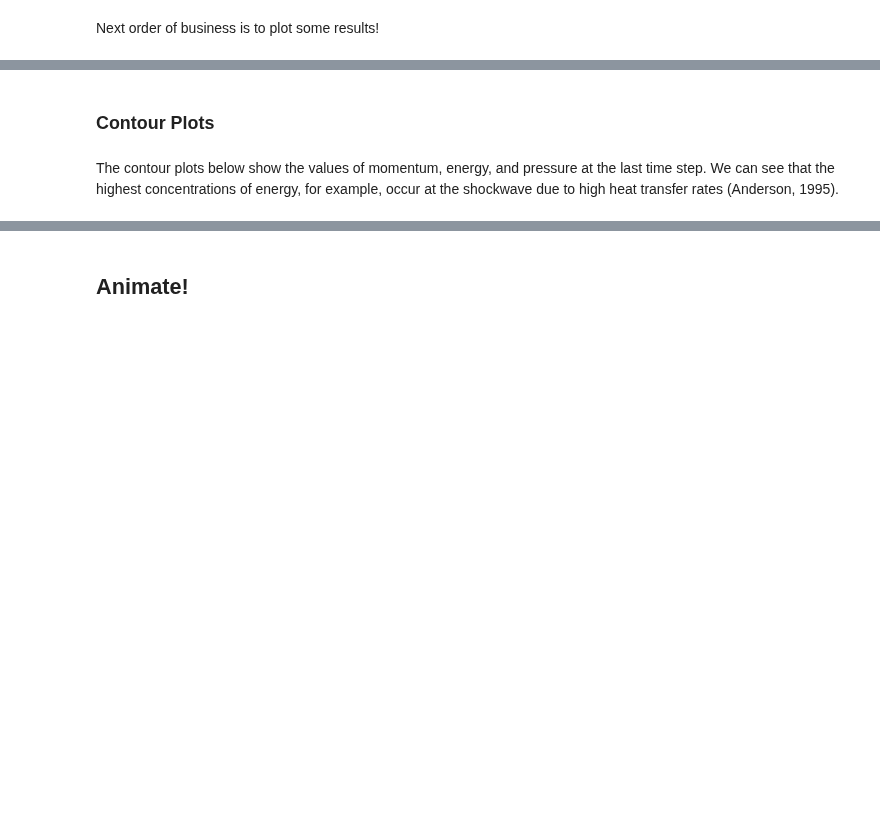
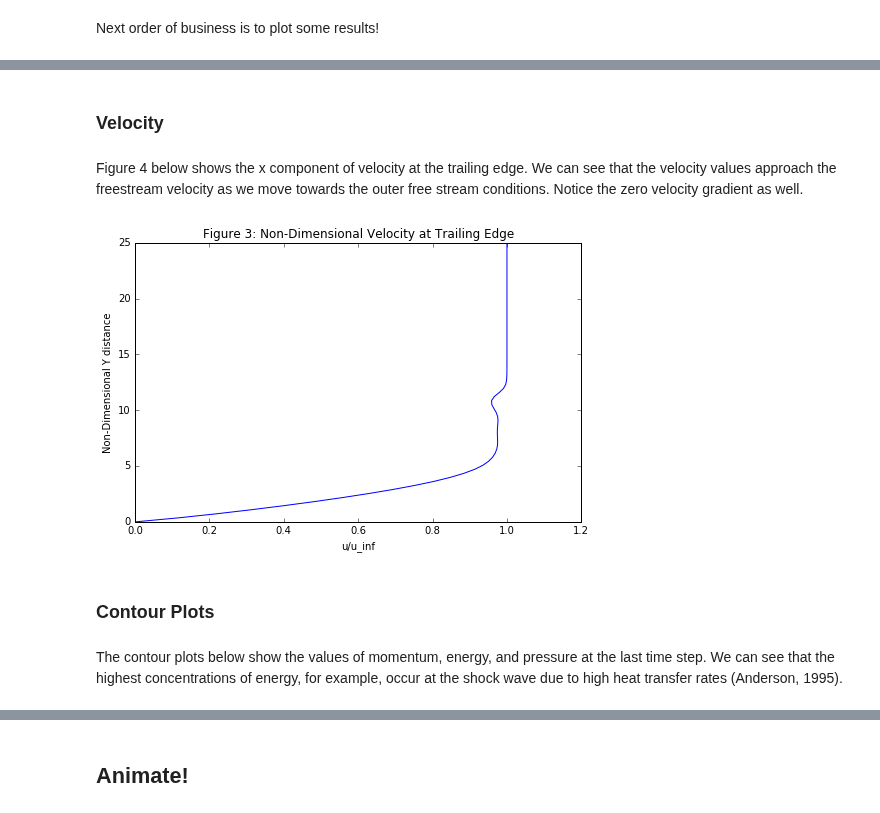
Before and after one commit to numerical-mooc/assignment-bank-2015, a Jupyter notebook: lgmartinez1/FINAL_scripted.ipynb, the cells around one changed output, grey strips where cells are left out. Drawn from its saved outputs; the diff is of its cells as text; code cells hidden in the pictures; blank space fills up the shorter version.

```diff
--- a/lgmartinez1/FINAL_scripted.ipynb
+++ b/lgmartinez1/FINAL_scripted.ipynb
@@ -372,7 +392,15 @@ Pressure_plot = get_Pressure_plot(x, Pf, P_inf)
+# %% [markdown]
+### Velocity
+# %% [markdown]
+Figure 4 below shows the x component of velocity at the trailing edge. We can see that the velocity values approach the freestream velocity as we move towards the outer free stream conditions. Notice the zero velocity gradient as well.
+# %%
+velocity_plot = get_Velocity_plot(x,y,Re, Uf, u_inf)
+# %% [output]
+[figure, added]
 # %% [markdown]
 ### Contour Plots
 # %% [markdown]
-The contour plots below show the values of momentum, energy, and pressure at the last time step. We can see that the highest concentrations of energy, for example, occur at the shockwave due to high heat transfer rates (Anderson, 1995).
+The contour plots below show the values of momentum, energy, and pressure at the last time step. We can see that the highest concentrations of energy, for example, occur at the shock wave due to high heat transfer rates (Anderson, 1995).
 # %%
 %matplotlib inline
 contour_plots = get_cplots(mx,my,Uf, Tf, R)
```
Also changed, not shown: parts of 35 cells of this notebook, 7 other files.
